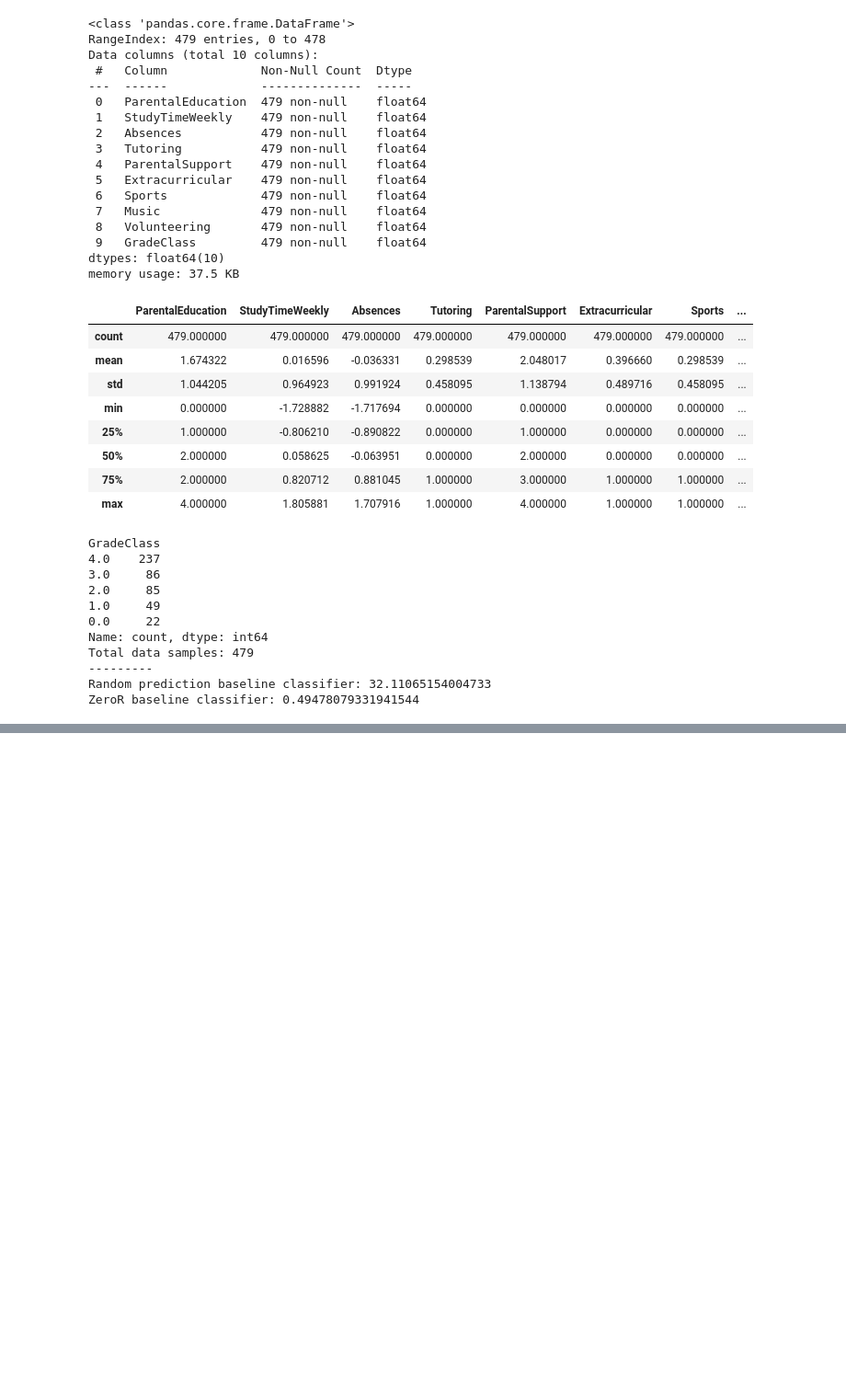
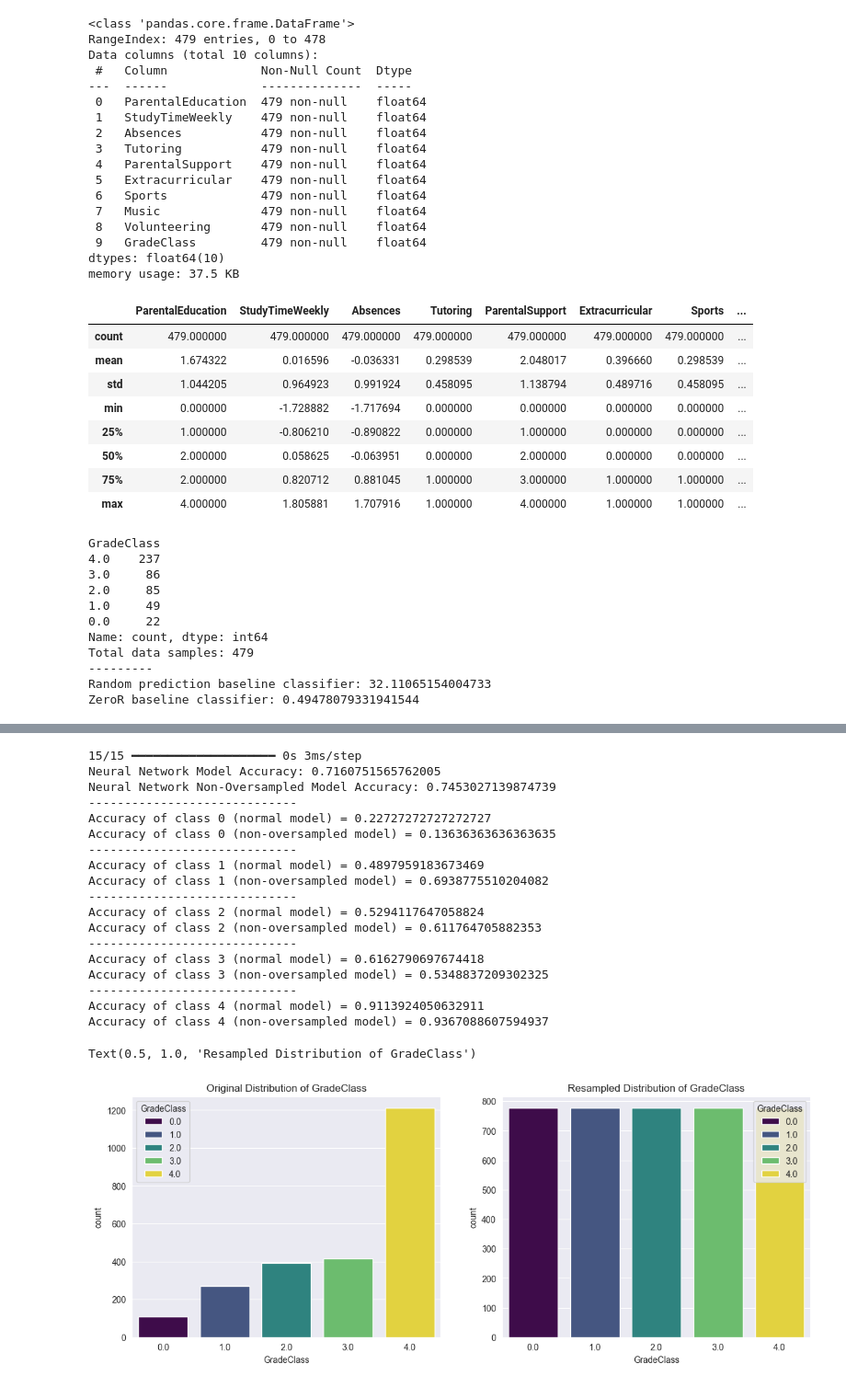
Before and after one commit to hoangcanthi/INM-701-coursework-group-Viet-Hoang-Pham---Jakub-Wochniak, a Jupyter notebook: Main.ipynb, the cells around one changed output, grey strips where cells are left out. Shown at 92% size. Drawn from its saved outputs; the diff is of its cells as text; code cells hidden in the pictures; blank space fills up the shorter version.

```diff
--- a/Main.ipynb
+++ b/Main.ipynb
@@ -394,0 +401,60 @@ print(score)
+# %%
+#saving the model
+
+import os
+
+savePath = "."
+#model.save(os.path.join(savePath,"NeuralNetworkNonOversampled.keras"))
+# %%
+from tensorflow.keras.models import load_model
+
+#code for loading model and predicting the result based on the testing set, also calculates the accuracy score for said model
+modelNN = load_model(os.path.join(savePath, "NeuralNetwork.keras"))
+# modelNN = load_model(os.path.join(savePath, "NeuralNetworkNonStandardized.keras"))
+predictionNN = modelNN.predict(X_test)
+predictionNN = np.argmax(predictionNN, axis=1)
+score = metrics.accuracy_score(y_test, predictionNN)
+
+#code for loading the non oversampled model and predicting the result based on the testing set, also calculates the accuracy score for said model
+modelNN_NonOversampled = load_model(os.path.join(savePath, "NeuralNetworkNonOversampled.keras"))
+predictionNN_NonOversampled = modelNN_NonOversampled.predict(X_test)
+predictionNN_NonOversampled = np.argmax(predictionNN_NonOversampled, axis=1)
+scoreNonOversampled = metrics.accuracy_score(y_test, predictionNN_NonOversampled)
+
+#prints the calculated accuracies of each model, non-standardized not included as it requires the code to be rerun with the zscores commented out therefore it cannot be displayed in the same run as the zscore updated models without overcomplicating the code
+print("Neural Network Model Accuracy: " +str(score))
+print("Neural Network Non-Oversampled Model Accuracy: " +str(scoreNonOversampled))
+
+
+
+#the non-standardized data set has proven to on average have slightly higher accuracy scores however it'll not be used going forward as not standardizing data for neural networks would be bad practice, especially if its only to receive roughly a 3% boost in accuracy.
+
+from sklearn.metrics import accuracy_score
+
+#the below code finds the accuracy of just the specific class eg. grade A and sees how the non oversampled and oversampled models performed when predicting it
+
+for i in range(0,5):
+    desiredClass = i #sets the desired class im looking for, eg. desiredClass = 0 would be to find the accuracy of all the A grades
+    desiredResult = np.where(y_test == desiredClass)[0]#selects all the values where y is equal to the class label. eg. where y = 4 (=E grade)
+    desiredResultOfModelPrediction = predictionNN[desiredResult]#finds said desired result from the prediction of the model
+    desiredResultActual = y_test[desiredResult]#find the desired class of the test
+    accuracyOfDesiredClass = accuracy_score(desiredResultActual, desiredResultOfModelPrediction)#compares the accuracy it obtained between predicting the class and what the actual class was
+
+    print("-----------------------------")
+    print("Accuracy of class "+str(desiredClass)+" (normal model) = "+str(accuracyOfDesiredClass))
+
+
+    desiredResult = np.where(y_test == desiredClass)[0]#selects all the values where y is equal to the class label. eg. where y = 4 (=E grade)
+    desiredResultOfModelPrediction = predictionNN_NonOversampled[desiredResult]#finds said desired result from the prediction of the model
+    desiredResultActual = y_test[desiredResult]
+    accuracyOfDesiredClass = accuracy_score(desiredResultActual, desiredResultOfModelPrediction)
+
+    print("Accuracy of class "+str(desiredClass)+" (non-oversampled model) = "+str(accuracyOfDesiredClass))
+
+#displays comparison of class disstribution between regular data and resampled data
+fig, axes = plt.subplots(1, 2, figsize=(14, 5))
+sns.countplot(x="GradeClass", data=data, palette="viridis",hue="GradeClass" , ax=axes[0])
+axes[0].set_title("Original Distribution of GradeClass")
+sns.countplot(x="GradeClass", data=data_resampled, palette="viridis", hue="GradeClass", ax=axes[1])
+axes[1].set_title("Resampled Distribution of GradeClass")
+# %% [output]
@@ -394,0 +462,20 @@ print(score)
+15/15 ━━━━━━━━━━━━━━━━━━━━ 0s 3ms/step
+Neural Network Model Accuracy: 0.7160751565762005
+Neural Network Non-Oversampled Model Accuracy: 0.7453027139874739
+-----------------------------
+Accuracy of class 0 (normal model) = 0.22727272727272727
+Accuracy of class 0 (non-oversampled model) = 0.13636363636363635
+-----------------------------
+Accuracy of class 1 (normal model) = 0.4897959183673469
+Accuracy of class 1 (non-oversampled model) = 0.6938775510204082
+-----------------------------
+Accuracy of class 2 (normal model) = 0.5294117647058824
+Accuracy of class 2 (non-oversampled model) = 0.611764705882353
+-----------------------------
+Accuracy of class 3 (normal model) = 0.6162790697674418
+Accuracy of class 3 (non-oversampled model) = 0.5348837209302325
+-----------------------------
+Accuracy of class 4 (normal model) = 0.9113924050632911
+Accuracy of class 4 (non-oversampled model) = 0.9367088607594937
+Text(0.5, 1.0, 'Resampled Distribution of GradeClass')
+[figure, added]
```
Also changed, not shown: parts of 5 cells of this notebook.
